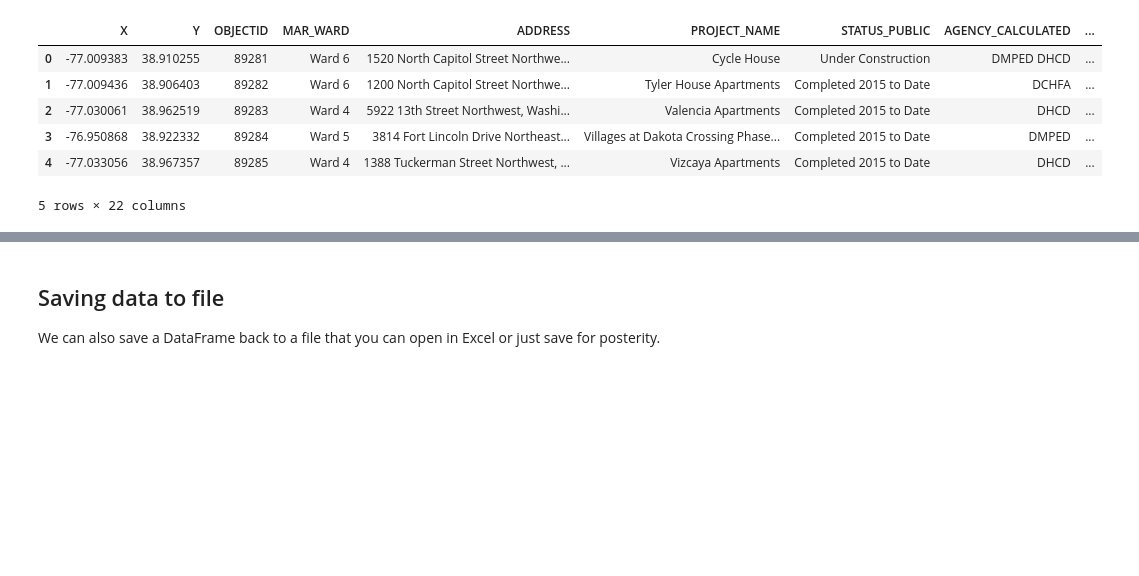
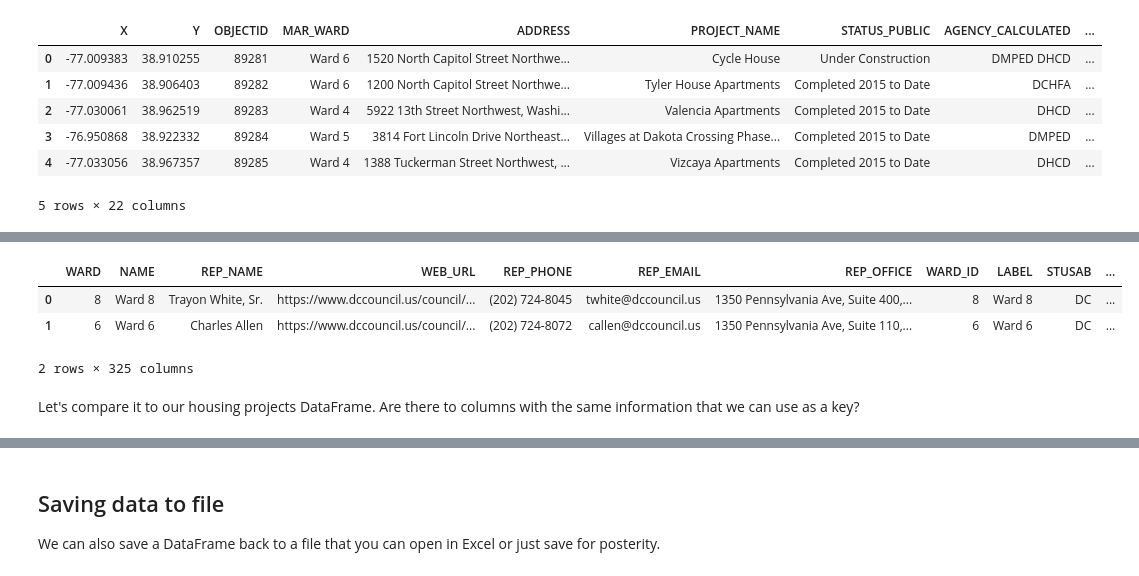
Before and after one commit to ncsg/ursp688y_sp2023, a Jupyter notebook: demos/demo04/demo04.ipynb, the cells around one changed output, grey strips where cells are left out. Drawn from its saved outputs; the diff is of its cells as text; code cells hidden in the pictures; blank space fills up the shorter version.

```diff
--- a/demos/demo04/demo04.ipynb
+++ b/demos/demo04/demo04.ipynb
@@ -223,0 +241,10 @@ df.head()
+# %%
+ward_demogs = pd.read_csv('wards_from_2022.csv')
+ward_demogs.head(2)
+# %% [output]
+|  | WARD | NAME | REP_NAME | WEB_URL | REP_PHONE | REP_EMAIL | REP_OFFICE | WARD_ID | LABEL | STUSAB | ... |
+| 0 | 8 | Ward 8 | Trayon White, Sr. | https://www.dccouncil.us/council/... | (202) 724-8045 | twhite@dccouncil.us | 1350 Pennsylvania Ave, Suite 400,... | 8 | Ward 8 | DC | ... |
+| 1 | 6 | Ward 6 | Charles Allen | https://www.dccouncil.us/council/... | (202) 724-8072 | callen@dccouncil.us | 1350 Pennsylvania Ave, Suite 110,... | 6 | Ward 6 | DC | ... |
+2 rows × 325 columns
+# %% [markdown]
+Let's compare it to our housing projects DataFrame. Are there to columns with the same information that we can use as a key?
```
Also changed, not shown: parts of 18 cells of this notebook.
